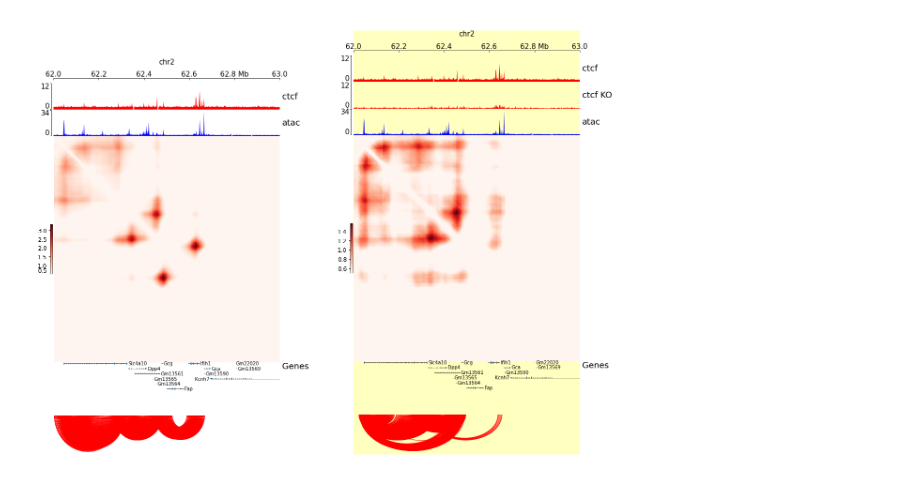
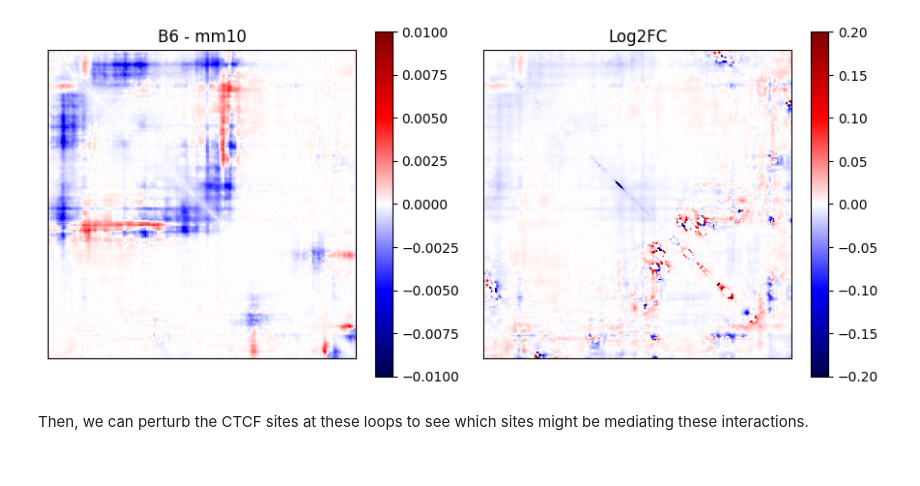
Before and after one commit to dylan-plummer/C.Shark, a Jupyter notebook: examples/diploid_example.ipynb, the cells around one changed output. Cells and saved outputs as stored; diff of their text form; code cells hidden in the pictures.

```diff
--- a/examples/diploid_example.ipynb
+++ b/examples/diploid_example.ipynb
@@ -21,3 +24,8 @@ def display_images(image_path1, image_path2):
         tmp_path = 'tmp.png'
         plt.imsave(tmp_path, img)
         return Image(tmp_path, width=600)
+# %%
+#chr1:10,192,757-11,165,236
+chrom = 'chr1'
+start = 10000000
+region = 'chr1:10192757-11165236'
@@ -45,0 +73,5 @@ display_images('outputs/baseline_129_b6_5kb_chr2_62000000_ctcf_true_tracks.png',
+# %%
+import cooler
+
+b6_cool = cooler.Cooler('tmp/tmp.cool')
+b6_mat = b6_cool.matrix(balance=False).fetch(region)
@@ -46,3 +102,26 @@ display_images('outputs/baseline_129_b6_5kb_chr2_62000000_ctcf_true_tracks.png',
+# %%
+diff = b6_mat - mm10_mat
+EPS = 1e-5
+log2fc = np.log2((np.clip(b6_mat, 0, None) + EPS) / (np.clip(mm10_mat, 0, None) + EPS))
+
+fig, axs = plt.subplots(1, 2, figsize=(9, 4))
+# plt.imshow(log2fc, cmap='bwr', vmin=-0.5, vmax=0.5)
+im = axs[0].imshow(diff, cmap='seismic', vmin=-0.01, vmax=0.01)
+plt.colorbar(im, ax=axs[0])
+axs[0].set_title('B6 - mm10')
+axs[0].set_xticks([])
+axs[0].set_yticks([])
+im = axs[1].imshow(log2fc, cmap='seismic', vmin=-0.2, vmax=0.2)
+plt.colorbar(im, ax=axs[1])
+axs[1].set_title('Log2FC')
+axs[1].set_xticks([])
+axs[1].set_yticks([])
+plt.tight_layout()
+plt.show()
+# %% [output]
+[figure, added]
+# %% [markdown]
+Then, we can perturb the CTCF sites at these loops to see which sites might be mediating these interactions.
 # %%
 ! python ../src/cshark/inference/perturb.py \
     --celltype 129_b6_5kb \
@@ -65,5 +144,0 @@ display_images('outputs/baseline_129_b6_5kb_chr2_62000000_ctcf_true_tracks.png',
-# %%
-display_images('outputs/ctcf_ko_only_129_b6_5kb_chr2_62000000_ctcf_pred_tracks.png',
-               'outputs/ctcf_ko_only_129_b6_5kb_chr2_62000000_ctcf_ko_tracks.png')
-# %% [output]
-[figure, removed]
```
Also changed, not shown: parts of 17 cells of this notebook.
